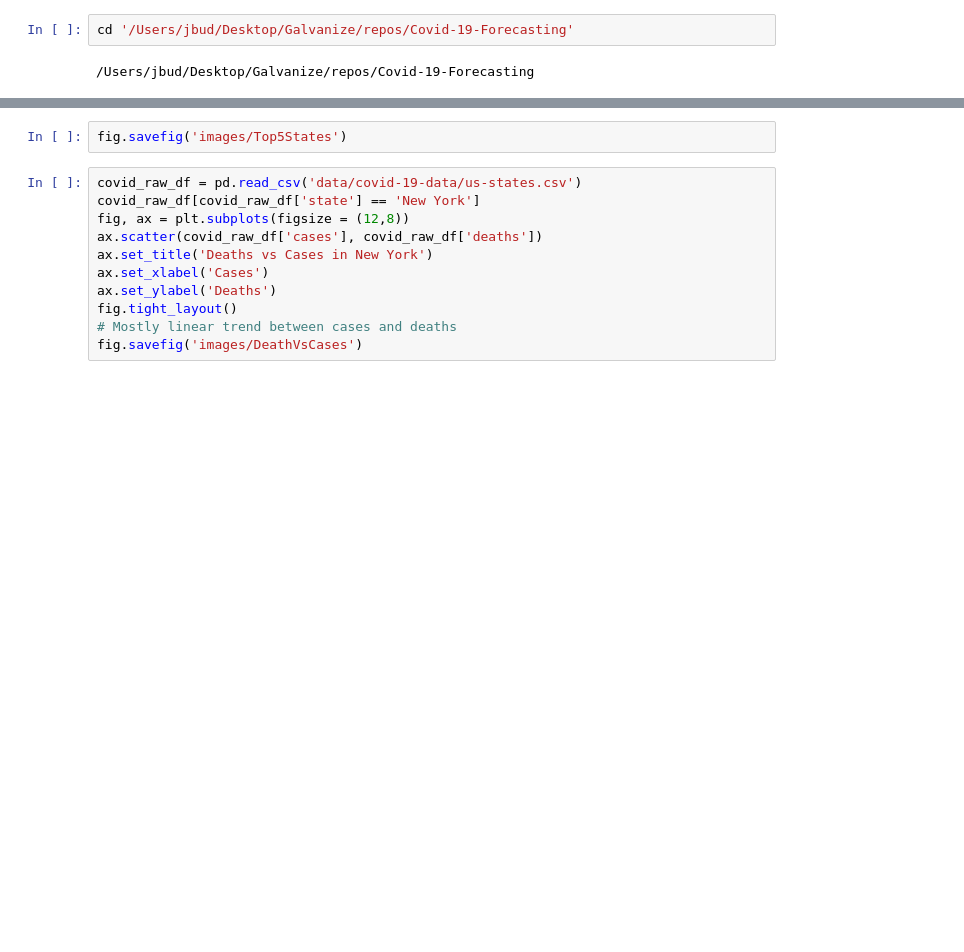
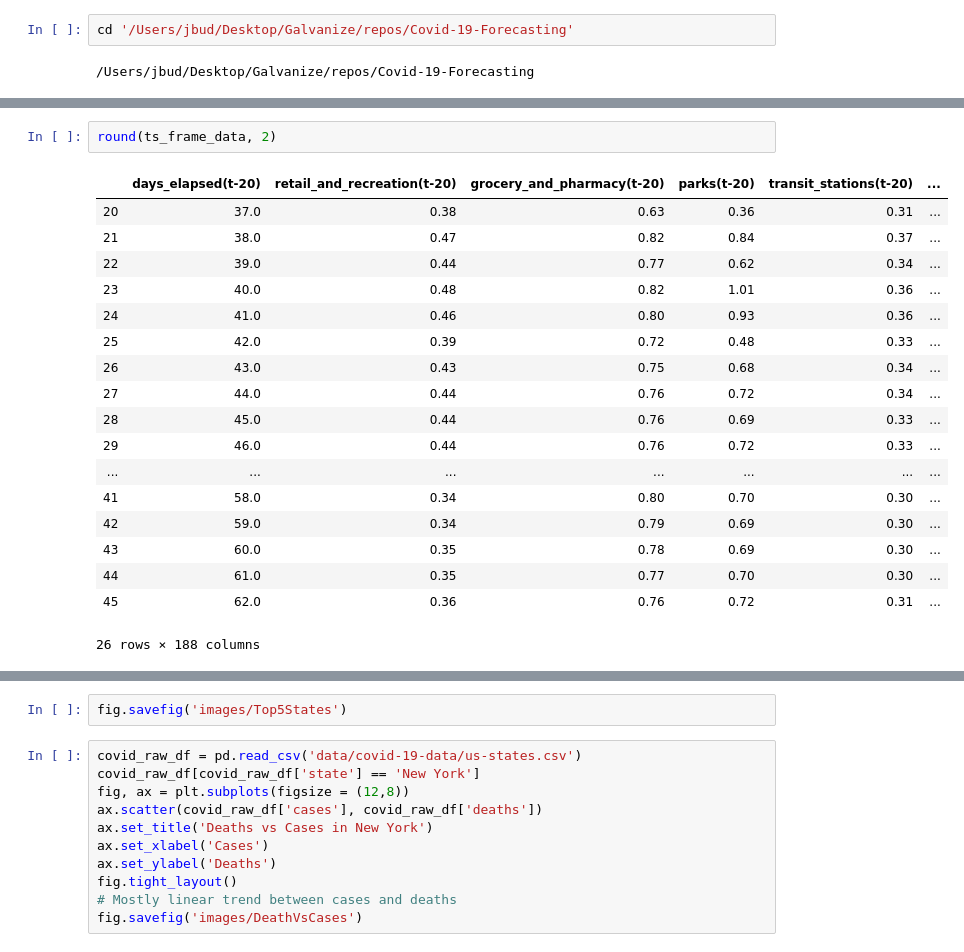
Before and after one commit to Jbudnick/Covid-19-Forecasting, a Jupyter notebook: notebooks/EDA.ipynb, the cells around one changed output, grey strips where cells are left out. Drawn from its saved outputs; the diff is of its cells as text; blank space fills up the shorter version.

```diff
--- a/notebooks/EDA.ipynb
+++ b/notebooks/EDA.ipynb
@@ -392,3 +392,24 @@ rmse: 120.92863540883498
+# %%
+round(ts_frame_data, 2)
+# %% [output]
+|  | days_elapsed(t-20) | retail_and_recreation(t-20) | grocery_and_pharmacy(t-20) | parks(t-20) | transit_stations(t-20) | ... |
+| 20 | 37.0 | 0.38 | 0.63 | 0.36 | 0.31 | ... |
+| 21 | 38.0 | 0.47 | 0.82 | 0.84 | 0.37 | ... |
+| 22 | 39.0 | 0.44 | 0.77 | 0.62 | 0.34 | ... |
+| 23 | 40.0 | 0.48 | 0.82 | 1.01 | 0.36 | ... |
+| 24 | 41.0 | 0.46 | 0.80 | 0.93 | 0.36 | ... |
+| 25 | 42.0 | 0.39 | 0.72 | 0.48 | 0.33 | ... |
+| 26 | 43.0 | 0.43 | 0.75 | 0.68 | 0.34 | ... |
+| 27 | 44.0 | 0.44 | 0.76 | 0.72 | 0.34 | ... |
+| 28 | 45.0 | 0.44 | 0.76 | 0.69 | 0.33 | ... |
+| 29 | 46.0 | 0.44 | 0.76 | 0.72 | 0.33 | ... |
+| ... | ... | ... | ... | ... | ... | ... |
+| 41 | 58.0 | 0.34 | 0.80 | 0.70 | 0.30 | ... |
+| 42 | 59.0 | 0.34 | 0.79 | 0.69 | 0.30 | ... |
+| 43 | 60.0 | 0.35 | 0.78 | 0.69 | 0.30 | ... |
+| 44 | 61.0 | 0.35 | 0.77 | 0.70 | 0.30 | ... |
+| 45 | 62.0 | 0.36 | 0.76 | 0.72 | 0.31 | ... |
+26 rows × 188 columns
 # %%
 top_states = covid_df[['state','New_Cases_per_pop']].groupby('state').mean()
 top_states.sort_values('New_Cases_per_pop', ascending = False, inplace = True)
```
Also changed, not shown: parts of 7 cells of this notebook, 7 other files.
